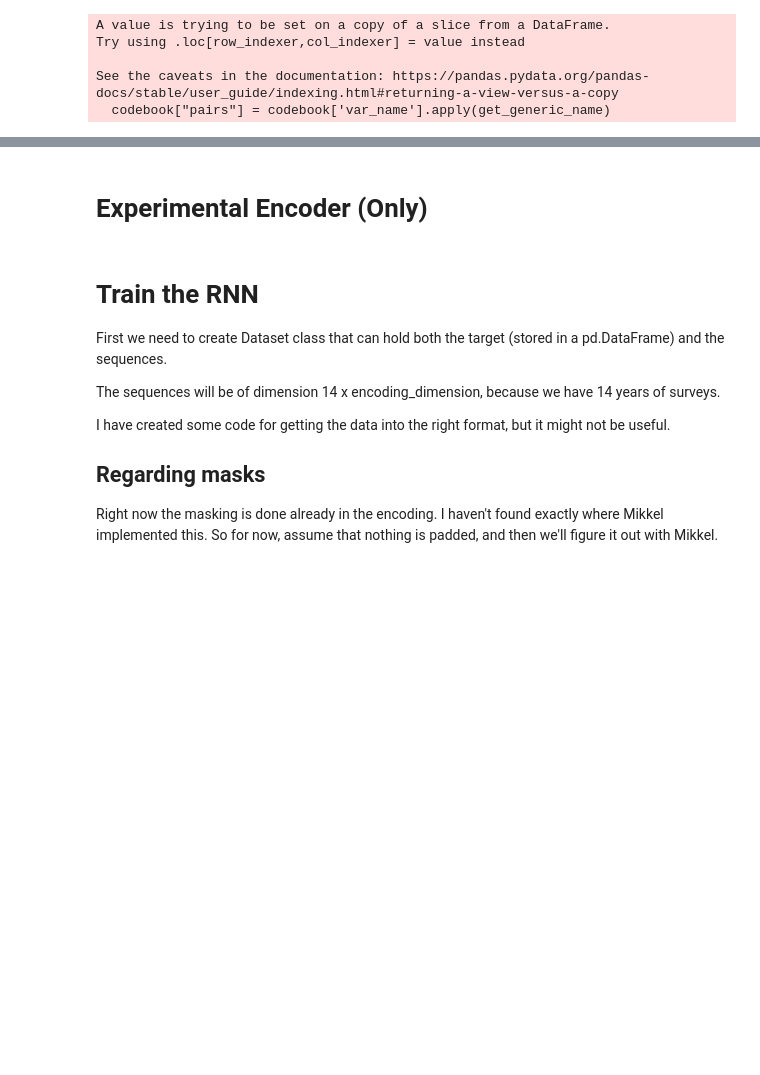
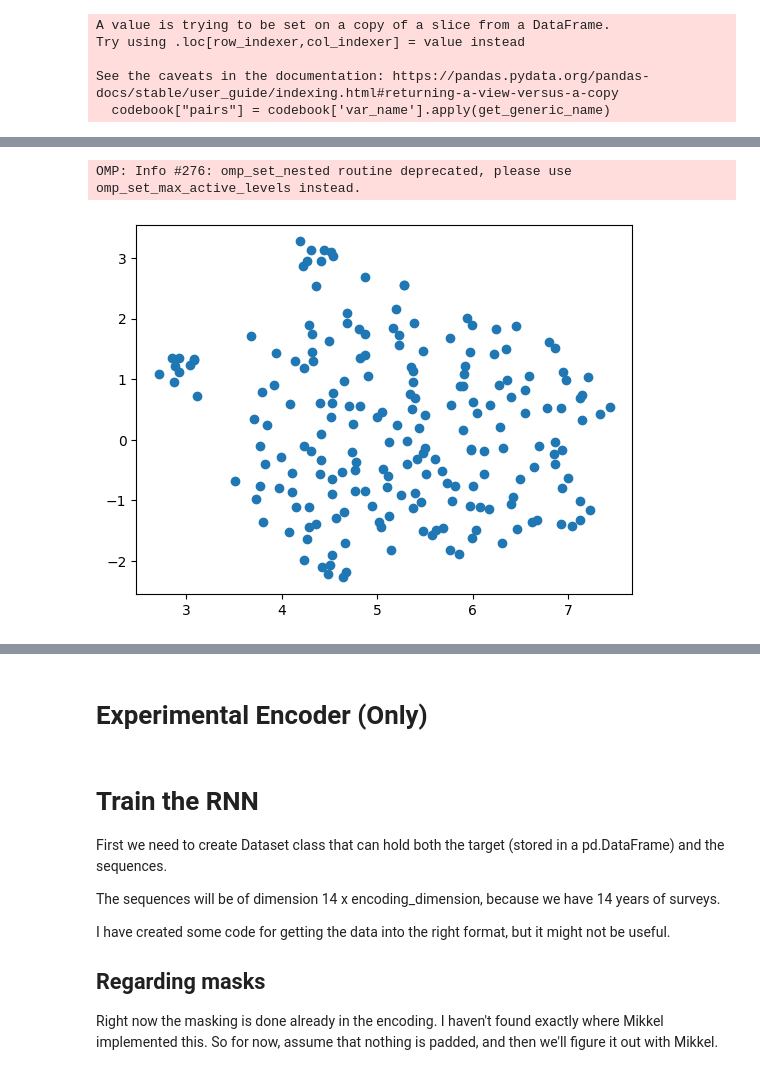
Before and after one commit to Lasse-mohr/fertility-prediction-challenge, a Jupyter notebook: train_experimental.ipynb, the cells around one changed output, grey strips where cells are left out. Saved outputs shown, nothing was run; the diff lists cells and outputs as text; code cells hidden in the pictures; blank space fills up the shorter version.

Commit message:
Pretraining of the TabularEncoder

```diff
--- a/train_experimental.ipynb
+++ b/train_experimental.ipynb
@@ -54,4 +41,5 @@ targets = pd.read_csv('data/training_data/PreFer_train_outcome.csv')
 codebook = pd.read_csv('data/codebooks/PreFer_codebook.csv')
 # %%
 importance = pd.read_csv('features_importance_1000.csv')
-custom_pairs = importance.iloc[:50].feature.map(lambda x: get_generic_name(x))
+custom_pairs = importance.iloc[:250].feature.map(lambda x: get_generic_name(x))
+"Unique columns count: %s" %len(set(custom_pairs))
@@ -73,0 +101,33 @@ pretrain_dataset = PretrainingDataset(sequences)
+# %%
+""" INPUT MODEL NAME BELOW (FOR CHECKPOINTS)"""
+model_name = "exp"
+
+encoder.train()
+loss_metric = []
+all_loss = []   # for plotting
+######## ANNOMALY DETECTION
+# torch.autograd.set_detect_anomaly(DETECT_ANOMALY)
+
+for epoch in range(num_epochs):
+    loss_epoch_metric = []
+    loop_object  = tqdm(enumerate(train_dataloader), desc=f"Epochs {epoch}")
+    for i, (year, seq) in loop_object :
+        optimizer.zero_grad()
+        year = year.to(device)
+        input_seq = seq.to(device)
+
+
+        seq, targs = generate_predictions(input_seq, vocab_size = VOCAB_SIZE, p = 0.3, missing_token_id=101)
+        x = encoder.forward(year = year, seq=seq)
+        loss = loss_cls(x.permute(0,2,1), targs.long())
+
+        loss_epoch_metric.append(loss.detach().cpu().numpy())
+        all_loss.append(loss_epoch_metric[-1])
+        loss.backward()
+        optimizer.step()
+        loop_object.set_postfix_str("mean loss: %.4f"%np.mean(loss_epoch_metric[-100:]))
+    ## After epoch end
+    scheduler.step()
+    loss_metric.append(np.mean(loss_epoch_metric))
+    print(f'epoch {epoch} \t Loss: {loss_metric[-1]:.4g} and LR: {scheduler.get_last_lr()[0]:.5g}')
+    torch.save(encoder.state_dict(), f'weights/{model_name}_{epoch}.pt')
@@ -73,0 +143,10 @@ pretrain_dataset = PretrainingDataset(sequences)
+# %%
+#import umap
+w = encoder.embedding.question_embedding.weight.detach().cpu().numpy()
+projector = umap.UMAP(n_components=2)
+wp = projector.fit_transform(w)
+plt.scatter(wp[:,0], wp[:,1])
+plt.show()
+# %% [output]
+OMP: Info #276: omp_set_nested routine deprecated, please use omp_set_max_active_levels instead.
+[figure, added]
```
Also changed, not shown: parts of 16 cells of this notebook, 8 other files.
